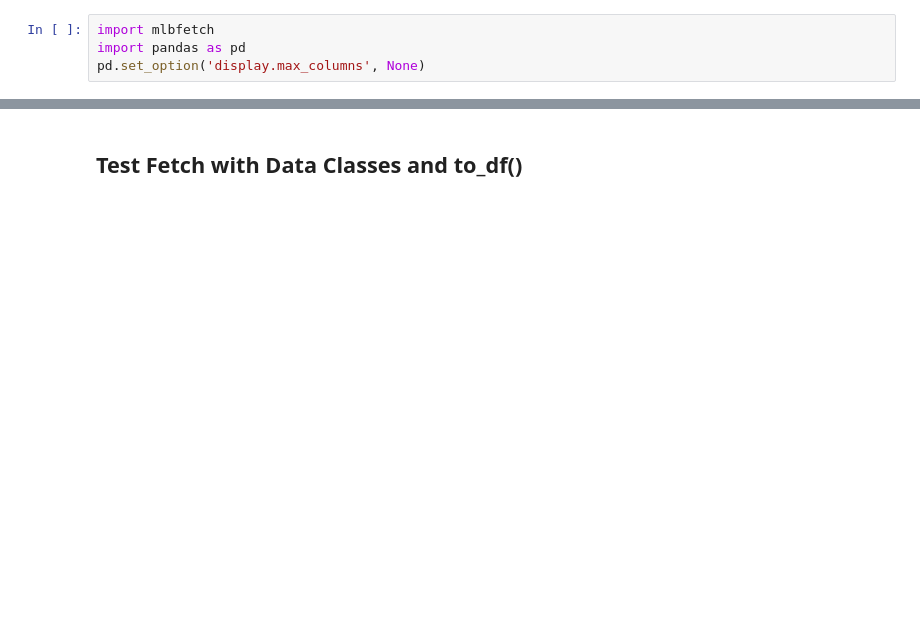
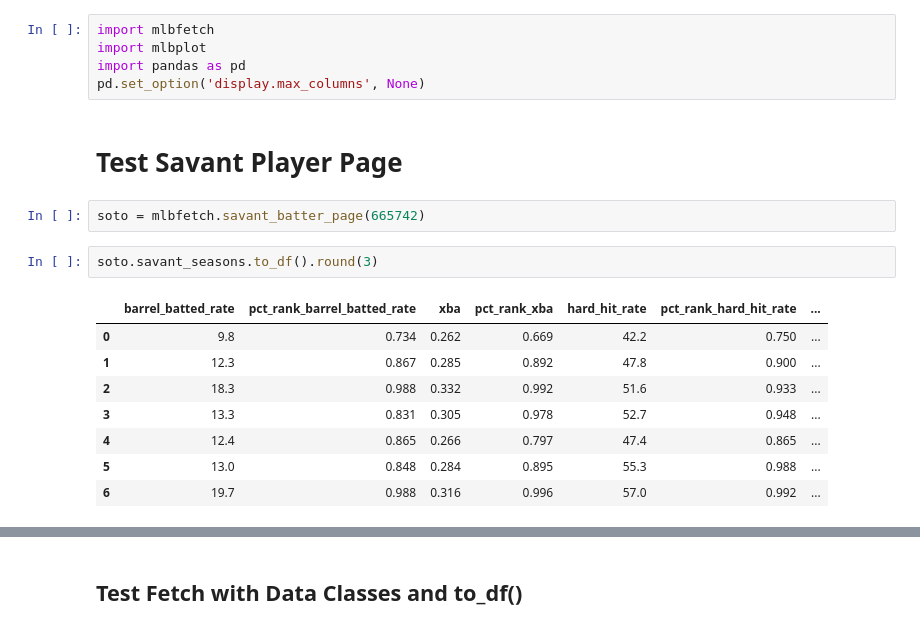
Before and after one commit to joeysnclr/mlbdatatools, a Jupyter notebook: mlbdatatools/test_nb.ipynb, the cells around one changed output, grey strips where cells are left out. Cells and saved outputs as stored; diff of their text form; blank space fills up the shorter version.

```diff
--- a/mlbdatatools/test_nb.ipynb
+++ b/mlbdatatools/test_nb.ipynb
@@ -1,4 +1,20 @@
 # %%
 import mlbfetch
+import mlbplot
 import pandas as pd
 pd.set_option('display.max_columns', None)
+# %% [markdown]
+# Test Savant Player Page
+# %%
+soto = mlbfetch.savant_batter_page(665742)
+# %%
+soto.savant_seasons.to_df().round(3)
+# %% [output]
+|  | barrel_batted_rate | pct_rank_barrel_batted_rate | xba | pct_rank_xba | hard_hit_rate | pct_rank_hard_hit_rate | ... |
+| 0 | 9.8 | 0.734 | 0.262 | 0.669 | 42.2 | 0.750 | ... |
+| 1 | 12.3 | 0.867 | 0.285 | 0.892 | 47.8 | 0.900 | ... |
+| 2 | 18.3 | 0.988 | 0.332 | 0.992 | 51.6 | 0.933 | ... |
+| 3 | 13.3 | 0.831 | 0.305 | 0.978 | 52.7 | 0.948 | ... |
+| 4 | 12.4 | 0.865 | 0.266 | 0.797 | 47.4 | 0.865 | ... |
+| 5 | 13.0 | 0.848 | 0.284 | 0.895 | 55.3 | 0.988 | ... |
+| 6 | 19.7 | 0.988 | 0.316 | 0.996 | 57.0 | 0.992 | ... |
```
Also changed, not shown: parts of 10 cells of this notebook, 9 other files.
